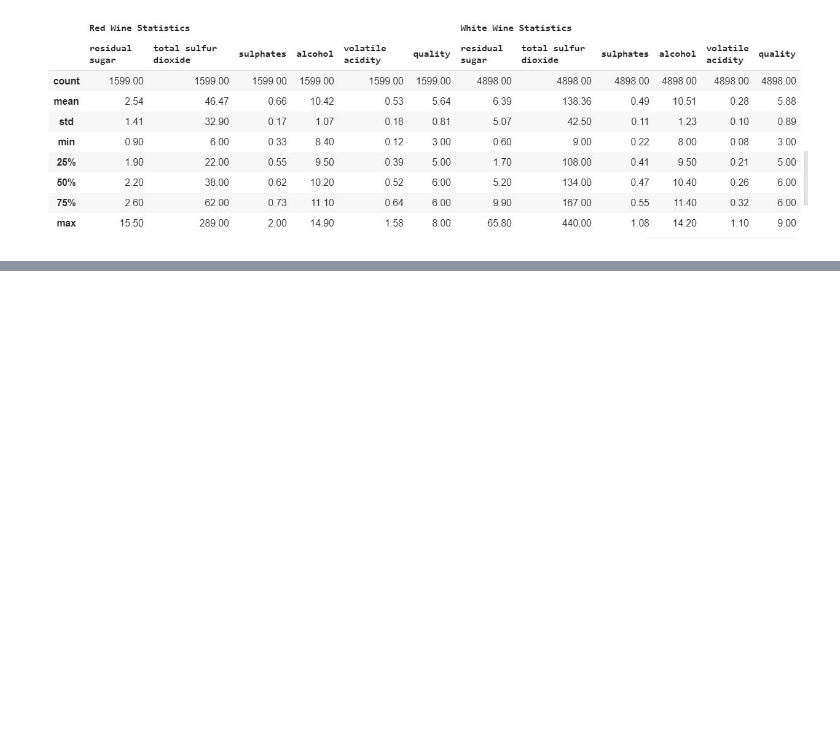
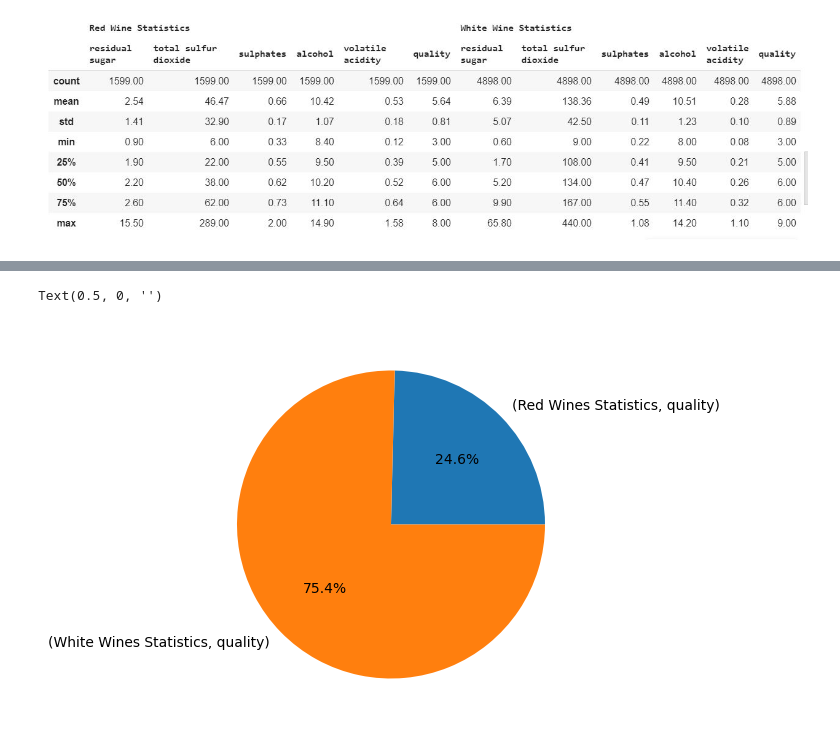
Before and after one commit to intendedsideeffects/Project-2, a Jupyter notebook: blueberry_winery_all.ipynb, the cells around one changed output, grey strips where cells are left out. Drawn from its saved outputs; the diff is of its cells as text; code cells hidden in the pictures; blank space fills up the shorter version.

```diff
--- a/blueberry_winery_all.ipynb
+++ b/blueberry_winery_all.ipynb
@@ -222,3 +230,6 @@ wine_statistics
 | 50% | 2.200000 | 38.000000 | 0.620000 | 10.200000 | 0.520000 | 6.000000 | ... |
 | 75% | 2.600000 | 62.000000 | 0.730000 | 11.100000 | 0.640000 | 6.000000 | ... |
 | max | 15.500000 | 289.000000 | 2.000000 | 14.900000 | 1.580000 | 8.000000 | ... |
+# %%
+wine_statistics.columns.names=['wines','compositions']
+wine_statistics
@@ -224,0 +303,3 @@ wine_statistics
+# %%
+quality = wine_statistics.reindex(columns=['quality'], level=1)
+quality
@@ -224,0 +317,9 @@ wine_statistics
+# %%
+fig, ax = plt.subplots(1,1)
+fig.set_size_inches(5,5)
+quality.iloc[0].plot(kind='pie', ax=ax, autopct='%1.1f%%')
+ax.set_ylabel('')
+ax.set_xlabel('')
+# %% [output]
+Text(0.5, 0, '')
+[figure, added]
```
Also changed, not shown: parts of 16 cells of this notebook, 2 other files.
